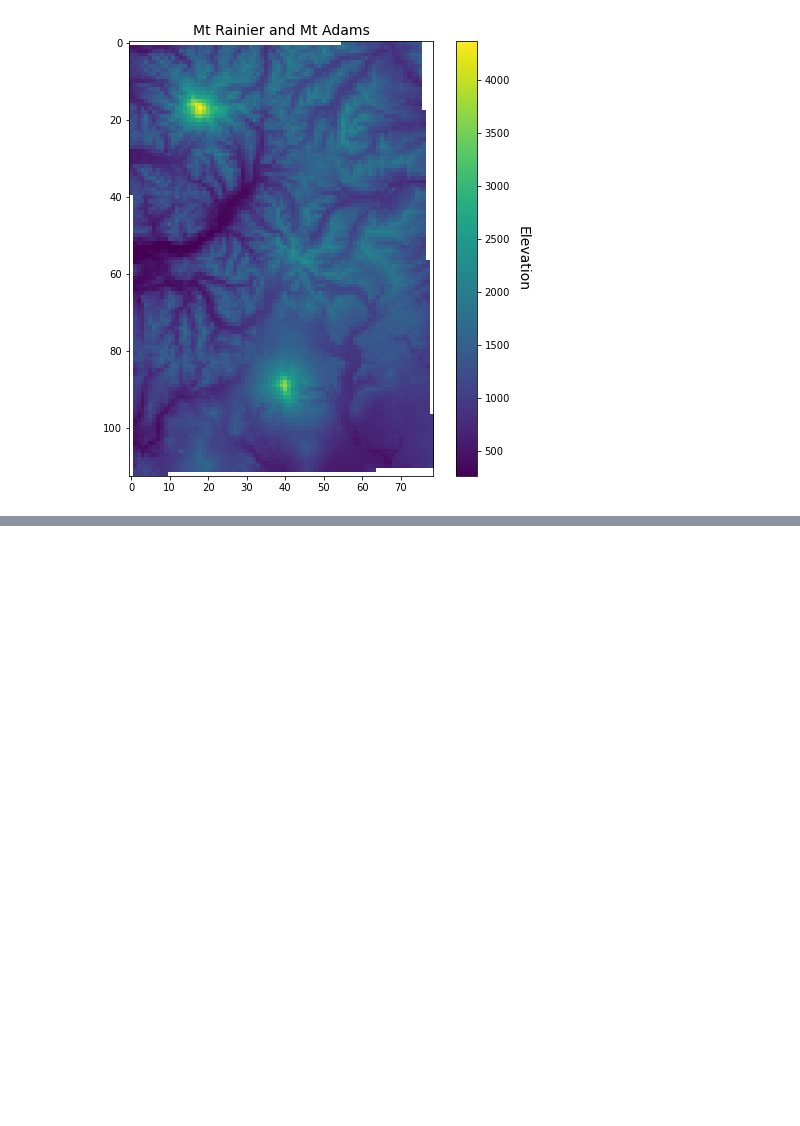
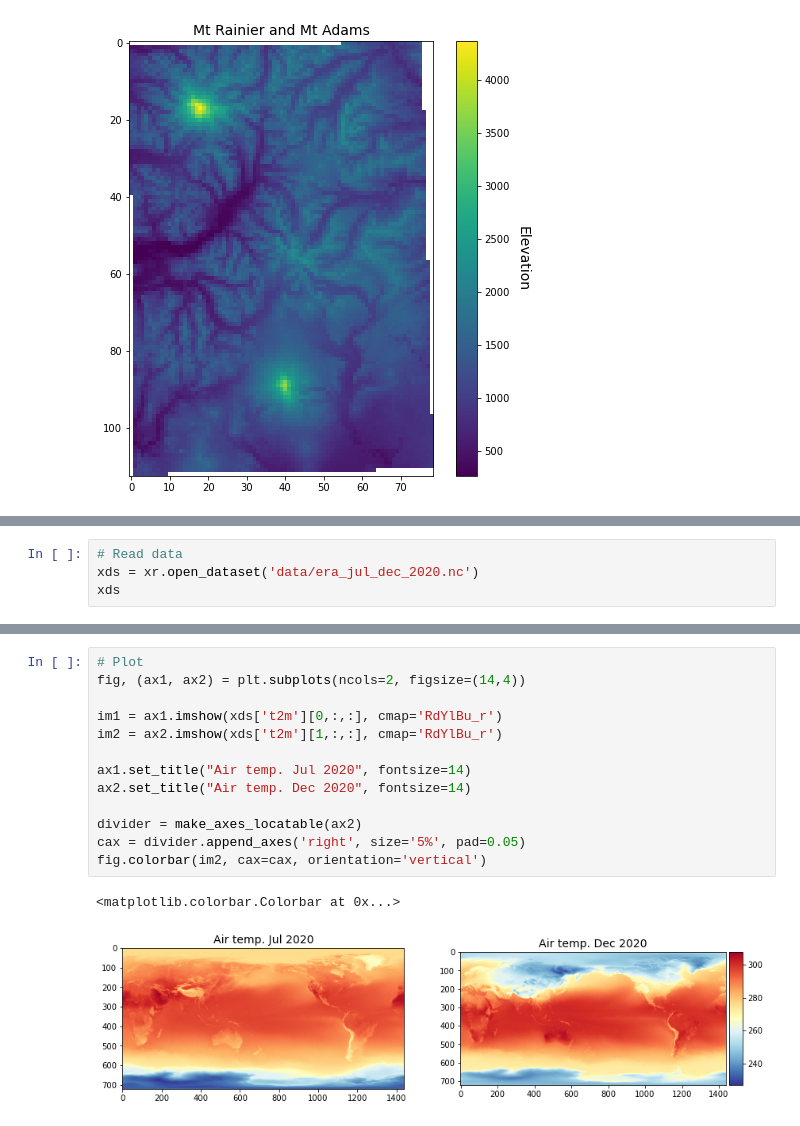
Before and after one commit to JohnnyRyan1/geospatial-data-science, a Jupyter notebook: lectures/lecture4/lecture-4.ipynb, the cells around one changed output, grey strips where cells are left out. Drawn from its saved outputs; the diff is of its cells as text; blank space fills up the shorter version.

```diff
--- a/lectures/lecture4/lecture-4.ipynb
+++ b/lectures/lecture4/lecture-4.ipynb
@@ -372,0 +388,4 @@ cbar.ax.get_yaxis().labelpad = 20
+# %%
+# Read data
+xds = xr.open_dataset('data/era_jul_dec_2020.nc')
+xds
@@ -372,0 +404,16 @@ cbar.ax.get_yaxis().labelpad = 20
+# %%
+# Plot
+fig, (ax1, ax2) = plt.subplots(ncols=2, figsize=(14,4))
+
+im1 = ax1.imshow(xds['t2m'][0,:,:], cmap='RdYlBu_r')
+im2 = ax2.imshow(xds['t2m'][1,:,:], cmap='RdYlBu_r')
+
+ax1.set_title("Air temp. Jul 2020", fontsize=14)
+ax2.set_title("Air temp. Dec 2020", fontsize=14)
+
+divider = make_axes_locatable(ax2)
+cax = divider.append_axes('right', size='5%', pad=0.05)
+fig.colorbar(im2, cax=cax, orientation='vertical')
+# %% [output]
+<matplotlib.colorbar.Colorbar at 0x...>
+[figure, added]
```
Also changed, not shown: parts of 34 cells of this notebook, 4 other files.
